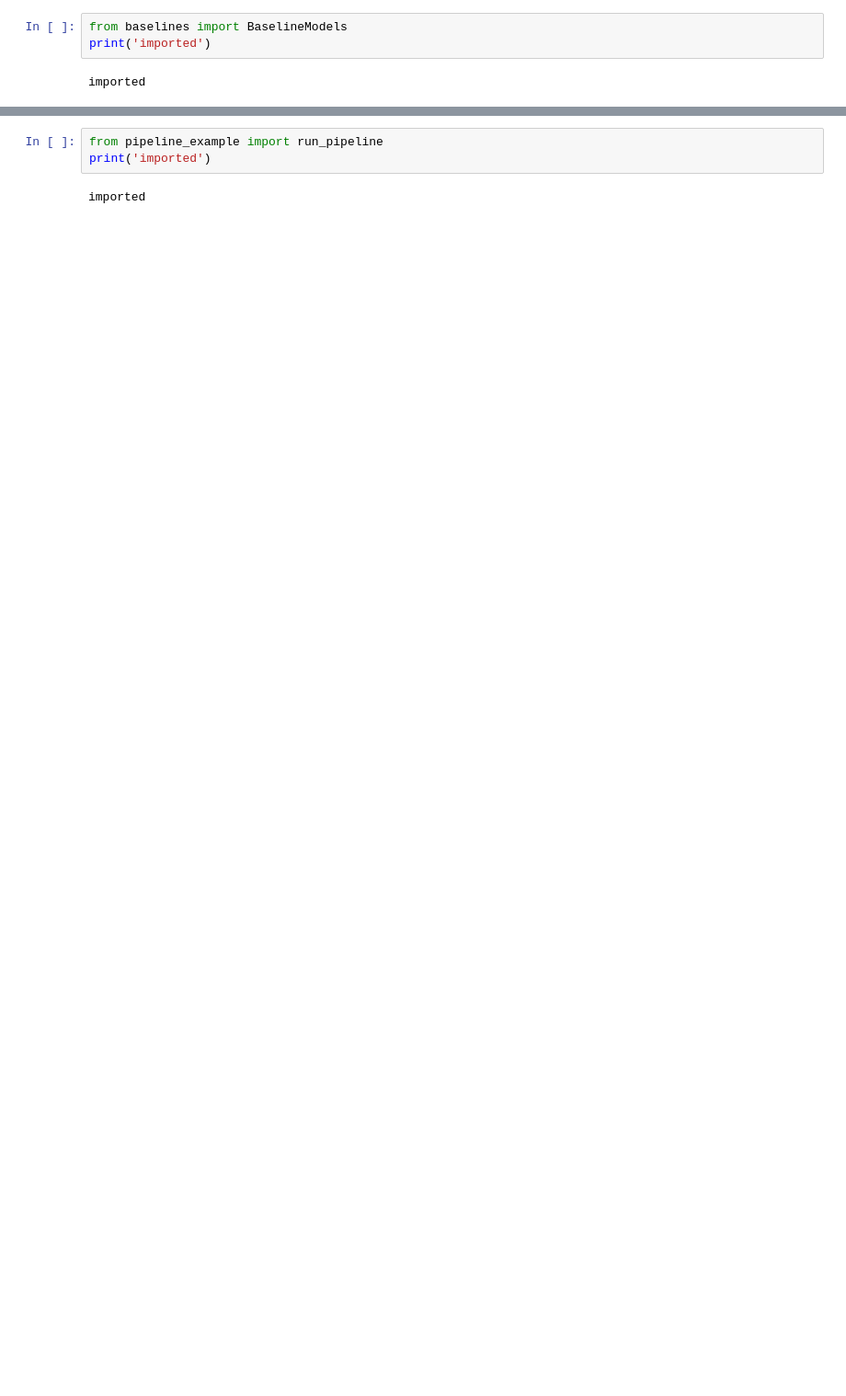
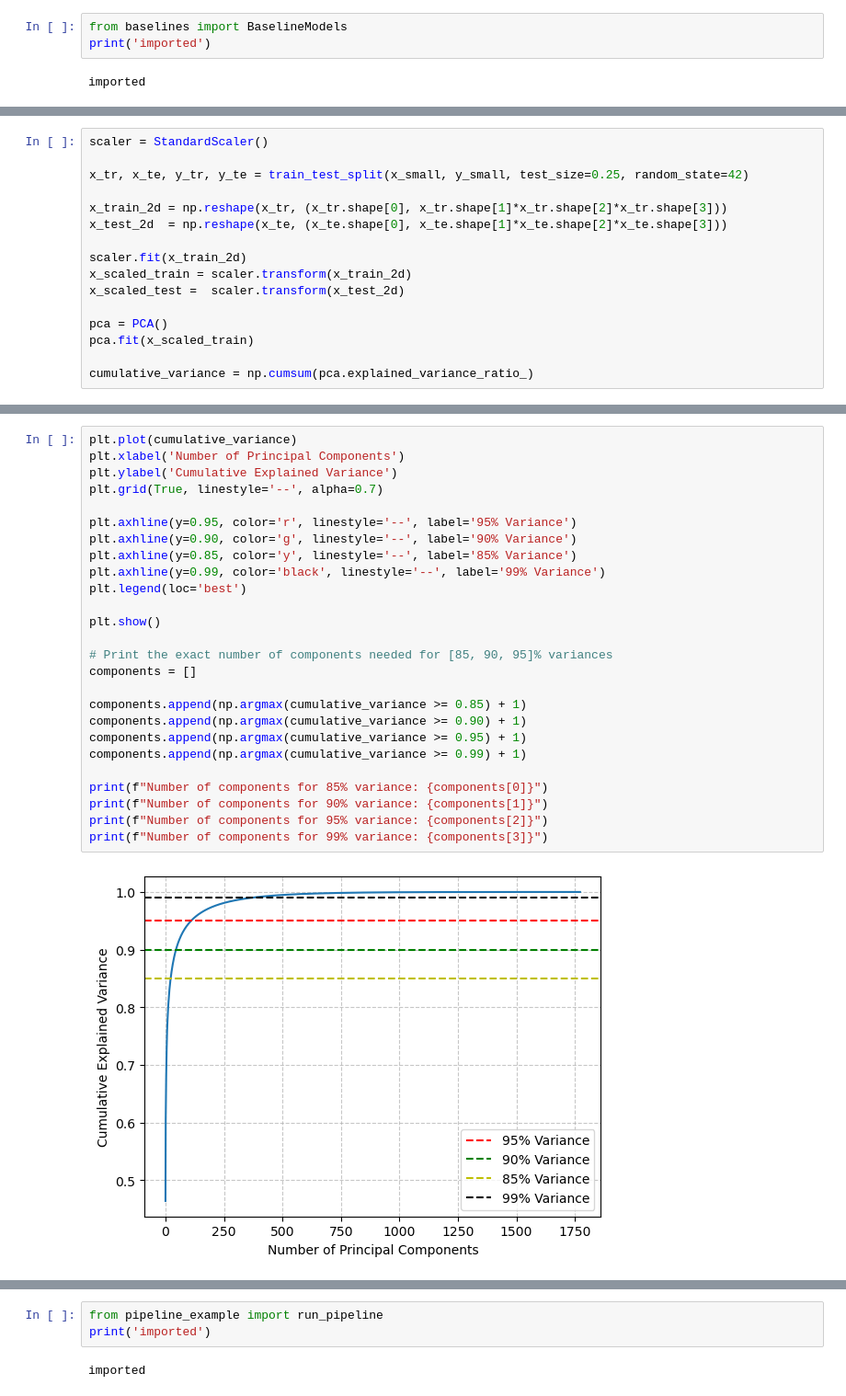
Before and after one commit to Mohamed-Elkady-05/AutoVision-Perception, a Jupyter notebook: eda-initial-notebook.ipynb, the cells around one changed output, grey strips where cells are left out. Shown at 92% size. Cells and saved outputs as stored; diff of their text form; blank space fills up the shorter version.

```diff
--- a/eda-initial-notebook.ipynb
+++ b/eda-initial-notebook.ipynb
@@ -418,0 +394,16 @@ plt.show()
+# %%
+scaler = StandardScaler()
+
+x_tr, x_te, y_tr, y_te = train_test_split(x_small, y_small, test_size=0.25, random_state=42)
+
+x_train_2d = np.reshape(x_tr, (x_tr.shape[0], x_tr.shape[1]*x_tr.shape[2]*x_tr.shape[3]))
+x_test_2d  = np.reshape(x_te, (x_te.shape[0], x_te.shape[1]*x_te.shape[2]*x_te.shape[3]))
+
+scaler.fit(x_train_2d)
+x_scaled_train = scaler.transform(x_train_2d)
+x_scaled_test =  scaler.transform(x_test_2d)
+
+pca = PCA()
+pca.fit(x_scaled_train)
+
+cumulative_variance = np.cumsum(pca.explained_variance_ratio_)
@@ -418,0 +412,28 @@ plt.show()
+# %%
+plt.plot(cumulative_variance)
+plt.xlabel('Number of Principal Components')
+plt.ylabel('Cumulative Explained Variance')
+plt.grid(True, linestyle='--', alpha=0.7)
+
+plt.axhline(y=0.95, color='r', linestyle='--', label='95% Variance')
+plt.axhline(y=0.90, color='g', linestyle='--', label='90% Variance')
+plt.axhline(y=0.85, color='y', linestyle='--', label='85% Variance')
+plt.axhline(y=0.99, color='black', linestyle='--', label='99% Variance')
+plt.legend(loc='best')
+
+plt.show()
+
+# Print the exact number of components needed for [85, 90, 95]% variances
+components = []
+
+components.append(np.argmax(cumulative_variance >= 0.85) + 1)
+components.append(np.argmax(cumulative_variance >= 0.90) + 1)
+components.append(np.argmax(cumulative_variance >= 0.95) + 1)
+components.append(np.argmax(cumulative_variance >= 0.99) + 1)
+
+print(f"Number of components for 85% variance: {components[0]}")
+print(f"Number of components for 90% variance: {components[1]}")
+print(f"Number of components for 95% variance: {components[2]}")
+print(f"Number of components for 99% variance: {components[3]}")
+# %% [output]
+[figure, added]
```
Also changed, not shown: parts of 37 cells of this notebook, 1 other file.
